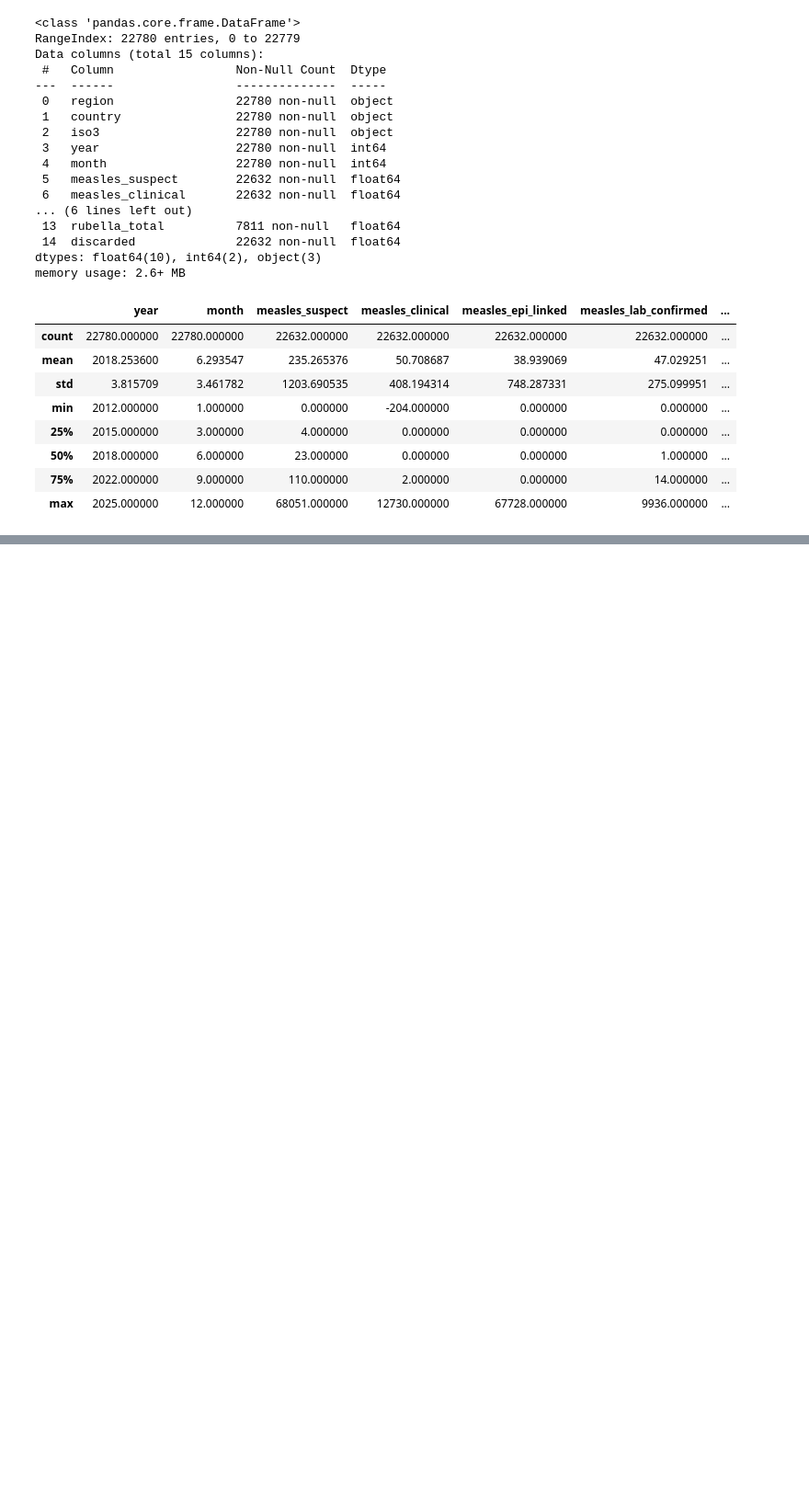
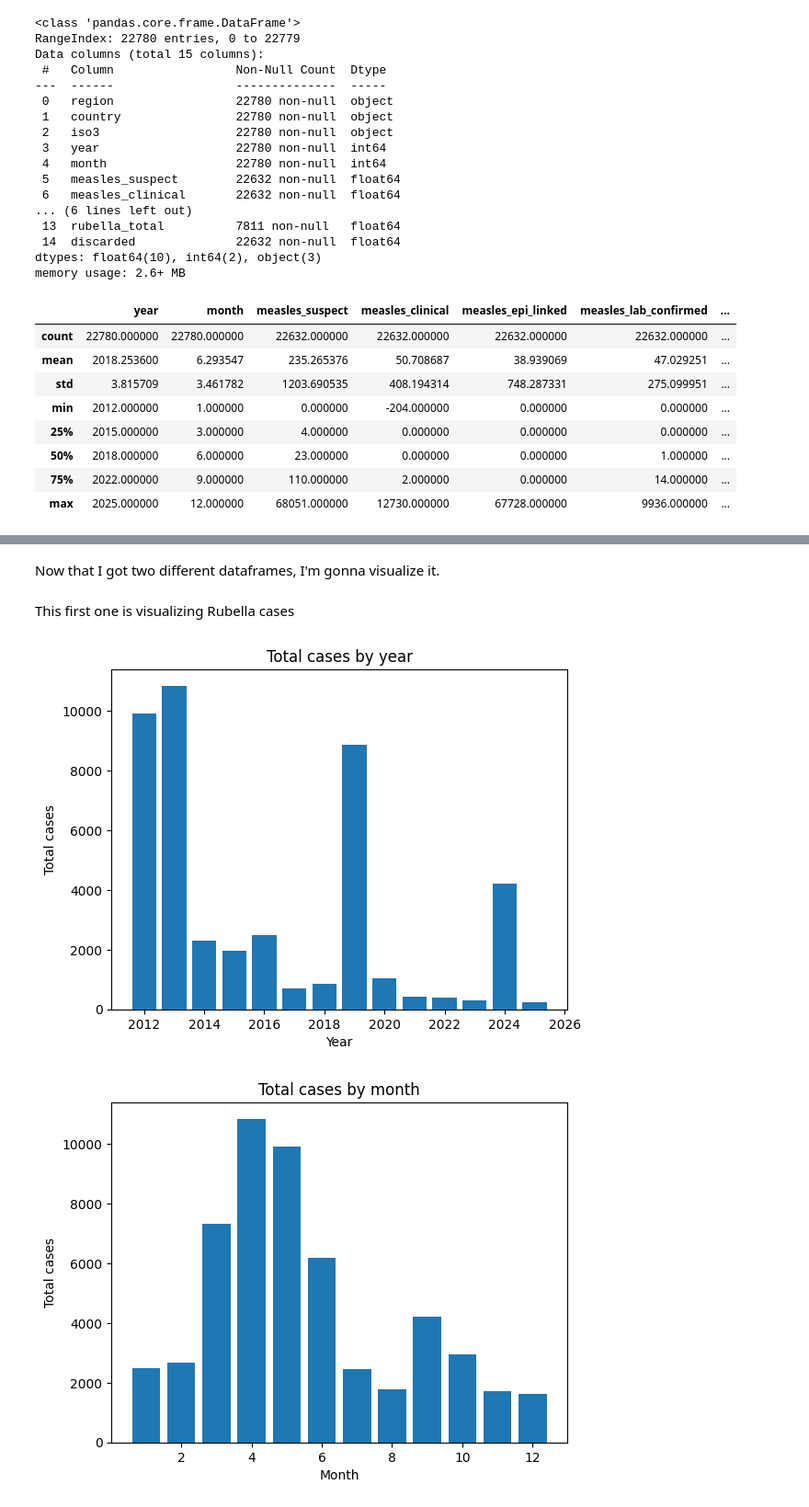
Before and after one commit to vanillaloki9306/Measles-and-Rubella-dataset-project, a Jupyter notebook: Measles_and_Rubella_project.ipynb, the cells around one changed output, grey strips where cells are left out. Shown at 92% size. Cells and saved outputs as stored; diff of their text form; code cells hidden in the pictures; blank space fills up the shorter version.

```diff
--- a/Measles_and_Rubella_project.ipynb
+++ b/Measles_and_Rubella_project.ipynb
@@ -77,0 +142,7 @@ cases_month.describe()
+# %%
+
+cases_month['year'].value_counts()
+
+
+cases_month['region'] = cases_month['region'].replace({"EMR":"Eastern Mediterranean", "EUR":"Europe", "AFR":"Africa", "AMR":"Americas", "WPR":"Western Pacific", "SEAR":"South East Asia"})
+cases_month['region'].value_counts()
@@ -77,0 +193,13 @@ cases_month.describe()
+# %%
+cases_rubella = pd.DataFrame({'Region': cases_month['region'],
+                               'Country': cases_month['country'],
+                               'iso3': cases_month['iso3'],
+                               'Year': cases_month["year"],
+                               'Month': cases_month['month'],
+                               'Clinical': cases_month["rubella_clinical"],
+                               'Epi Linked': cases_month['rubella_epi_linked'],
+                               'Lab Confirmed': cases_month['rubella_lab_confirmed'],
+                               'Total': cases_month['rubella_total']})
+cases_rubella = cases_rubella.dropna()
+cases_rubella.info()
+cases_rubella.shape
@@ -77,0 +224,47 @@ cases_month.describe()
+# %% [markdown]
+Now that I got two different dataframes, I'm gonna visualize it.
+# %% [markdown]
+This first one is visualizing Rubella cases
+# %%
+vars_x = cases_rubella['Year']
+vars_y = cases_rubella['Total']
+
+plt.bar(vars_x, vars_y)
+plt.title("Total cases by year")
+plt.xlabel("Year")
+plt.ylabel("Total cases")
+plt.show()
+
+
+vars_x = cases_rubella['Month']
+vars_y = cases_rubella['Total']
+
+plt.bar(vars_x, vars_y)
+plt.title("Total cases by month")
+plt.xlabel("Month")
+plt.ylabel("Total cases")
+plt.show()
+
+
+
+vars_x = cases_rubella['Country']
+vars_y = cases_rubella['Total']
+
+plt.barh(vars_x, vars_y)
+plt.title("Total cases by country")
+plt.xlabel("Country")
+plt.ylabel("Total cases")
+plt.show()
+
+
+vars_x = cases_rubella['Region']
+vars_y = cases_rubella['Total']
+
+plt.barh(vars_x, vars_y)
+plt.title("Total cases by region")
+plt.xlabel("Region")
+plt.ylabel("Total cases")
+plt.show()
+# %% [output]
+[figure, added]
+[figure, added]
```
Also changed, not shown: parts of 16 cells of this notebook.
